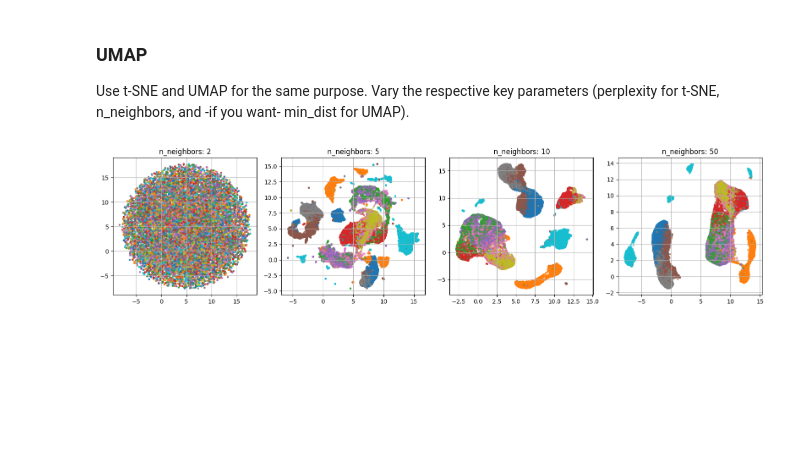
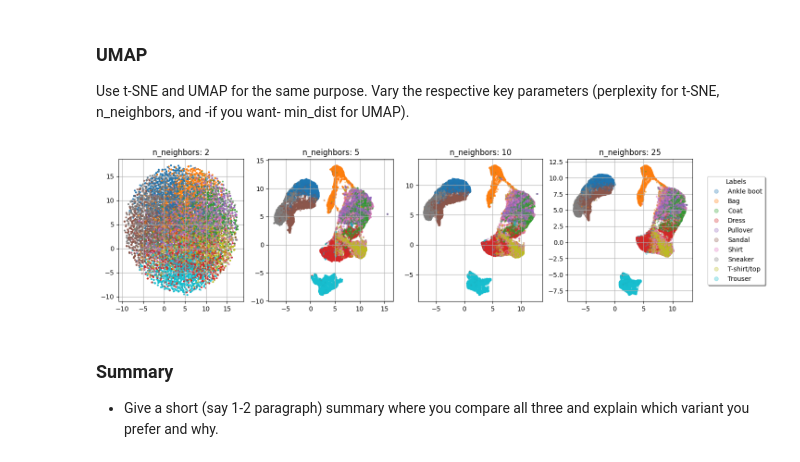
Before and after one commit to Knerten0815/data_science_course, a Jupyter notebook: notebooks/portfolio 2/data_science_MMI_portfolio_02_fashionMNIST_template.ipynb, the cells around one changed output. Saved outputs shown, nothing was run; the diff lists cells and outputs as text; code cells hidden in the pictures; blank space fills up the shorter version.

```diff
--- a/notebooks/portfolio 2/data_science_MMI_portfolio_02_fashionMNIST_template.ipynb
+++ b/notebooks/portfolio 2/data_science_MMI_portfolio_02_fashionMNIST_template.ipynb
@@ -264,24 +271,38 @@ Use t-SNE and UMAP for the same purpose. Vary the respective key parameters (per
 # why has this package such cryptic importing and installation?
 #conda install -c conda-forge umap-learn
 import umap.umap_ as umap
-# %%
-
-n_neighbors_values = [2, 5, 10, 50]
-fig, axs = plt.subplots(1, len(n_neighbors_values), figsize=(4 * len(n_neighbors_values), 4))
-
-for i, n_neighbors in enumerate(n_neighbors_values):
-    reducer = umap.UMAP(n_components=2, n_neighbors=n_neighbors, init="random")
-    X_umap = reducer.fit_transform(X_flat)#[:subset])
-
-    axs[i].scatter(X_umap[:, 0], X_umap[:, 1],
-                   alpha=0.5,
-                   s=5,
-                   c=labelencoder.fit_transform(labels_train['label']),#[:subset],
-                   cmap='tab10')
-    axs[i].set_title(f"n_neighbors: {n_neighbors}")
-    axs[i].grid(True)
-
-plt.tight_layout()
-plt.show()
-# %% [output]
-[figure, removed]
+# %%
+n_neighbors_values = [2, 5, 10, 25]
+fig, axs = plt.subplots(1, len(n_neighbors_values), figsize=(4 * len(n_neighbors_values), 4))
+
+# Create a scatter plot for each subplot
+for i, n_neighbors in enumerate(n_neighbors_values):
+    # calculate UMAP
+    reducer = umap.UMAP(n_components=2, n_neighbors=n_neighbors, init="pca")
+    X_umap = reducer.fit_transform(X_flat)#[:subset])
+
+    # persist as csv
+    filename = "umap - n_neighbors=" + str(n_neighbors) + ".csv"
+    pd.DataFrame(X_umap).to_csv(os.path.join(path_data, filename), index=False)
+
+    # create scatter plot
+    scatter = axs[i].scatter(X_umap[:, 0], X_umap[:, 1],
+                             alpha=0.3,
+                             s=3,
+                             c=encoded_labels,#[:subset],
+                             cmap='tab10')
+    axs[i].set_title(f"n_neighbors: {n_neighbors}")
+    axs[i].grid(True)
+
+# Add a legend
+fig.legend(scatter.legend_elements()[0], decoded_labels,
+           title="Labels",
+           loc='center right',
+           fancybox=True, shadow=True)
+
+plt.show()
+# %% [output]
+[figure, added]
+# %% [markdown]
+### Summary
+- Give a short (say 1-2 paragraph) summary where you compare all three and explain which variant you prefer and why.
```
Also changed, not shown: parts of 10 cells of this notebook.
